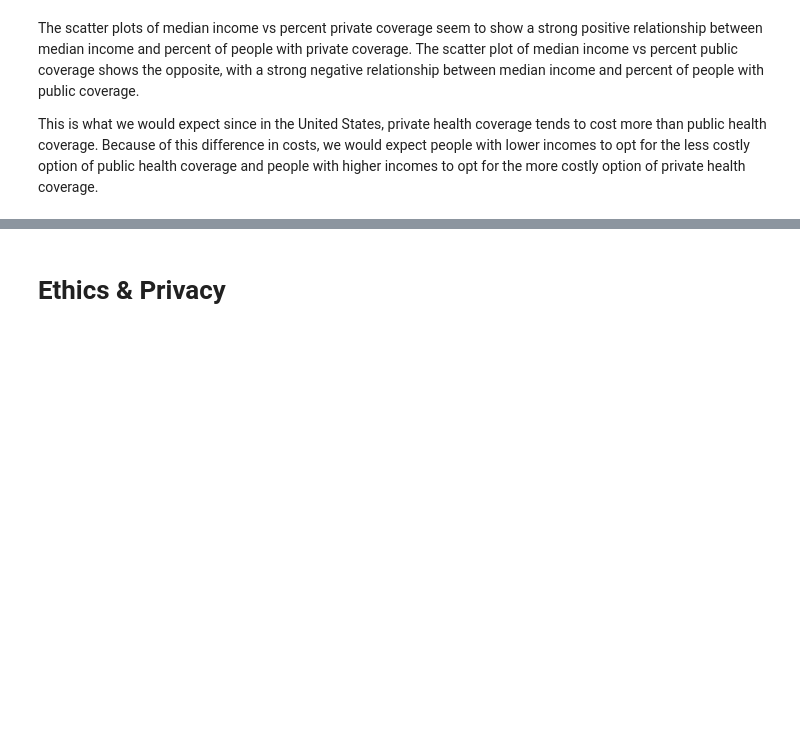
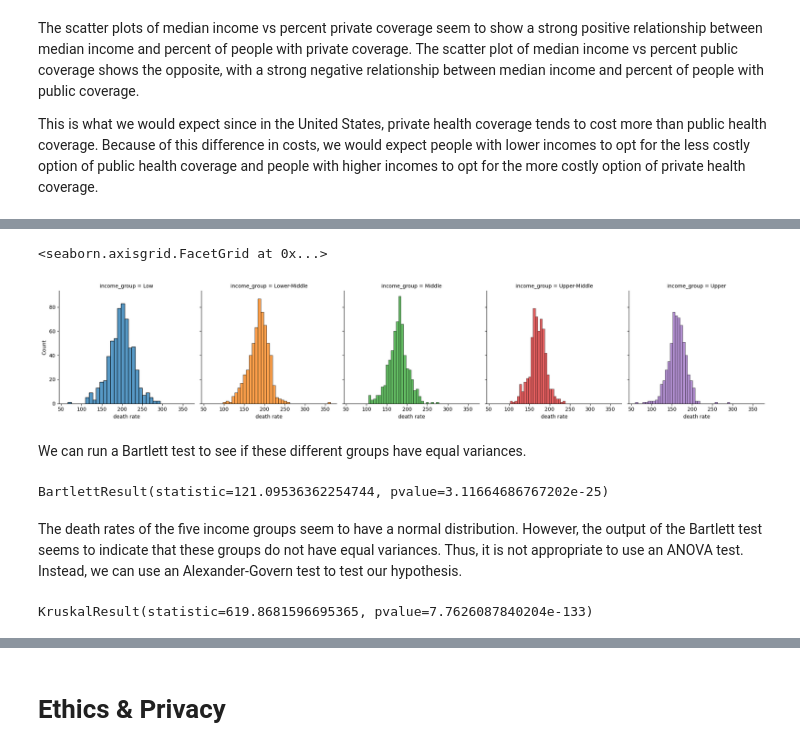
Before and after one commit to caseyhild/Data-Science-For-Cancer-Analysis, a Jupyter notebook: FinalProjectGroup_Sp23_Casey_s_Group.ipynb, the cells around one changed output, grey strips where cells are left out. Saved outputs shown, nothing was run; the diff lists cells and outputs as text; code cells hidden in the pictures; blank space fills up the shorter version.

Commit message:
Added some hypothesis tests

```diff
--- a/FinalProjectGroup_Sp23_Casey_s_Group.ipynb
+++ b/FinalProjectGroup_Sp23_Casey_s_Group.ipynb
@@ -503,6 +506,6 @@ Grouping for ANOVA test:
 # %%
 percentiles = data_cancer['median income'].quantile([0, 0.2, 0.4, 0.6, 0.8, 1.0])
-group_labels = ['Group 1', 'Group 2', 'Group 3', 'Group 4', 'Group 5']
+group_labels = ['Low', 'Lower-Middle', 'Middle', 'Upper-Middle', 'Upper']
 data_cancer['income_group'] = pd.qcut(data_cancer['median income'], q=5, labels=group_labels)
 data_cancer['income_group'].value_counts()
 # %% [output]
@@ -514,0 +529,6 @@ Name: income_group, dtype: int64
+# %%
+facetGrid = sns.FacetGrid(col='income_group', data=data_cancer, hue='income_group', height=4)
+facetGrid.map(sns.histplot, 'death rate')
+# %% [output]
+<seaborn.axisgrid.FacetGrid at 0x...>
+[figure, added]
@@ -514,0 +541,12 @@ Name: income_group, dtype: int64
+# %% [markdown]
+We can run a Bartlett test to see if these different groups have equal variances.
+# %%
+bartlett(low_income_death_rate, low_mid_income_death_rate, mid_income_death_rate, upper_mid_income_death_rate, upper_income_death_rate)
+# %% [output]
+BartlettResult(statistic=121.09536362254744, pvalue=3.11664686767202e-25)
+# %% [markdown]
+The death rates of the five income groups seem to have a normal distribution. However, the output of the Bartlett test seems to indicate that these groups do not have equal variances. Thus, it is not appropriate to use an ANOVA test. Instead, we can use an Alexander-Govern test to test our hypothesis.
+# %%
+kruskal(low_income_death_rate, low_mid_income_death_rate, mid_income_death_rate, upper_mid_income_death_rate, upper_income_death_rate)
+# %% [output]
+KruskalResult(statistic=619.8681596695365, pvalue=7.7626087840204e-133)
```
Also changed, not shown: parts of 14 cells of this notebook.
